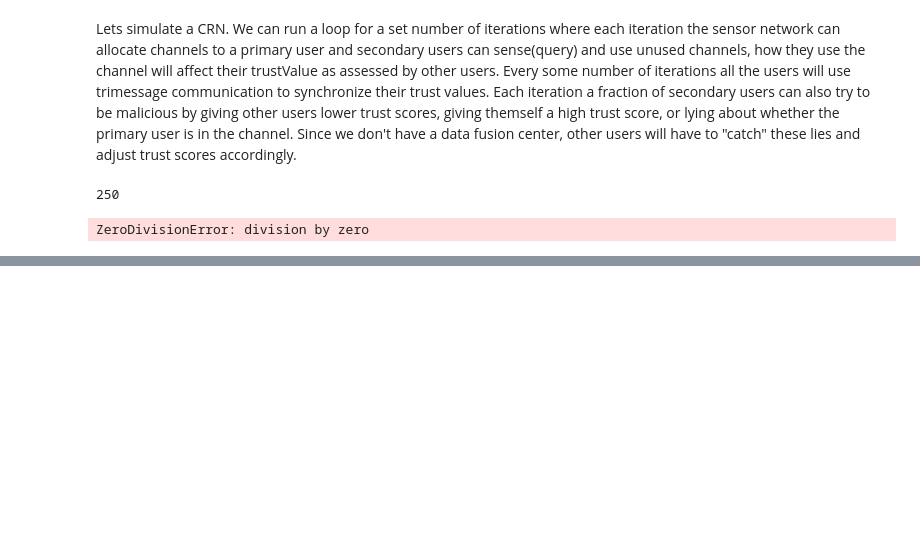
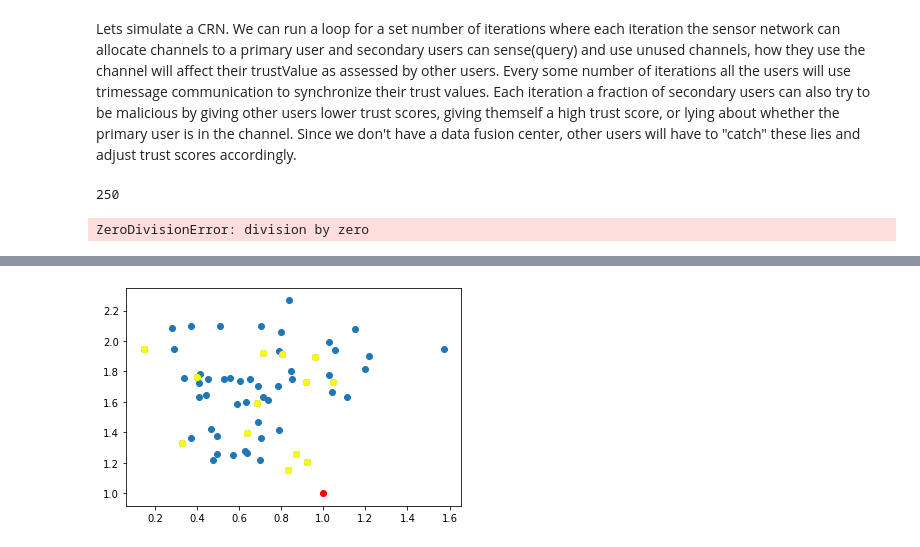
Before and after one commit to nathanbwoods/CSE812-Project, a Jupyter notebook: src/CRN Simulator.ipynb, the cells around one changed output, grey strips where cells are left out. Saved outputs shown, nothing was run; the diff lists cells and outputs as text; code cells hidden in the pictures; blank space fills up the shorter version.

Commit message:
Add plots

```diff
--- a/src/CRN Simulator.ipynb
+++ b/src/CRN Simulator.ipynb
@@ -270,0 +588,4 @@ ZeroDivisionError: division by zero
+# %%
+plot_users(users, primary, malicious_users)
+# %% [output]
+[figure, added]
```
Also changed, not shown: parts of 5 cells of this notebook.
